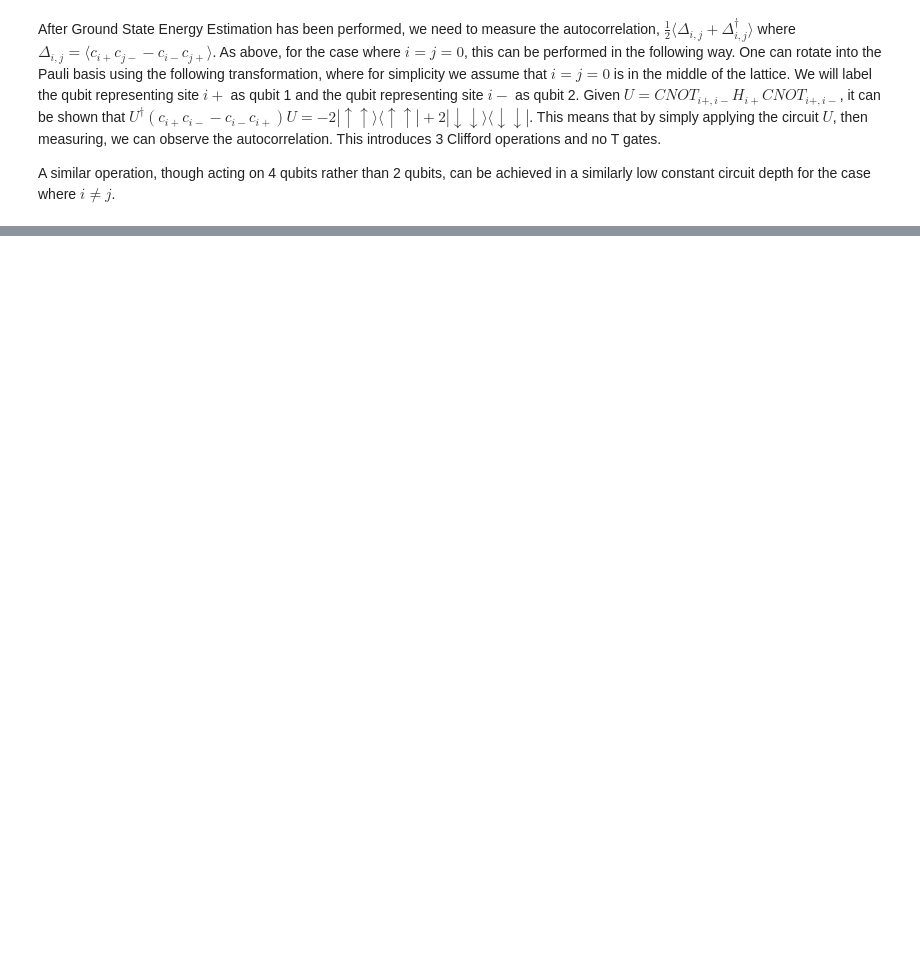
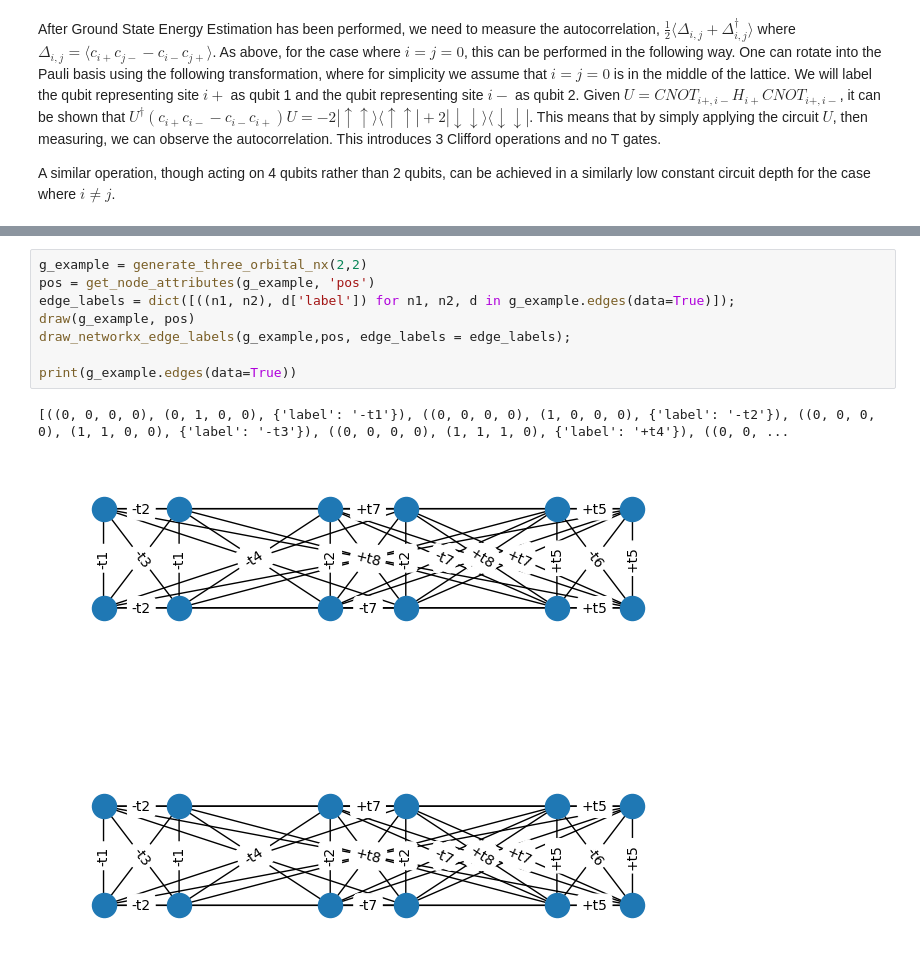
Before and after one commit to lanl-ansi/qc-applications, a Jupyter notebook: notebooks/HighTemperatureSuperConductorExample.ipynb, the cells around one changed output, grey strips where cells are left out. Cells and saved outputs as stored; diff of their text form; blank space fills up the shorter version.

Commit message:
Add three band HTSC instance and fix t3 terms

```diff
--- a/notebooks/HighTemperatureSuperConductorExample.ipynb
+++ b/notebooks/HighTemperatureSuperConductorExample.ipynb
@@ -310,0 +375,11 @@ A similar operation, though acting on 4 qubits rather than 2 qubits, can be achi
+# %%
+g_example = generate_three_orbital_nx(2,2)
+pos = get_node_attributes(g_example, 'pos')
+edge_labels = dict([((n1, n2), d['label']) for n1, n2, d in g_example.edges(data=True)]);
+draw(g_example, pos)
+draw_networkx_edge_labels(g_example,pos, edge_labels = edge_labels);
+
+print(g_example.edges(data=True))
+# %% [output]
+[((0, 0, 0, 0), (0, 1, 0, 0), {'label': '-t1'}), ((0, 0, 0, 0), (1, 0, 0, 0), {'label': '-t2'}), ((0, 0, 0, 0), (1, 1, 0, 0), {'label': '-t3'}), ((0, 0, 0, 0), (1, 1, 1, 0), {'label': '+t4'}), ((0, 0, ...
+[figure, added]
```
Also changed, not shown: parts of 20 cells of this notebook, 2 other files.
